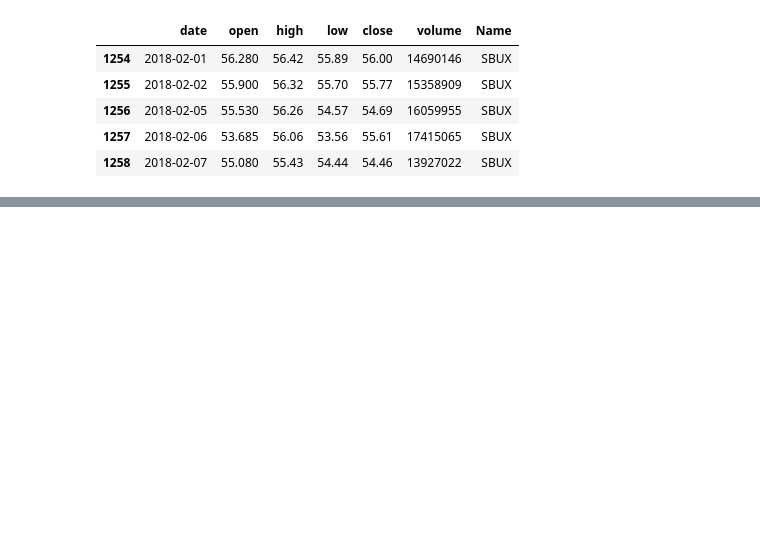
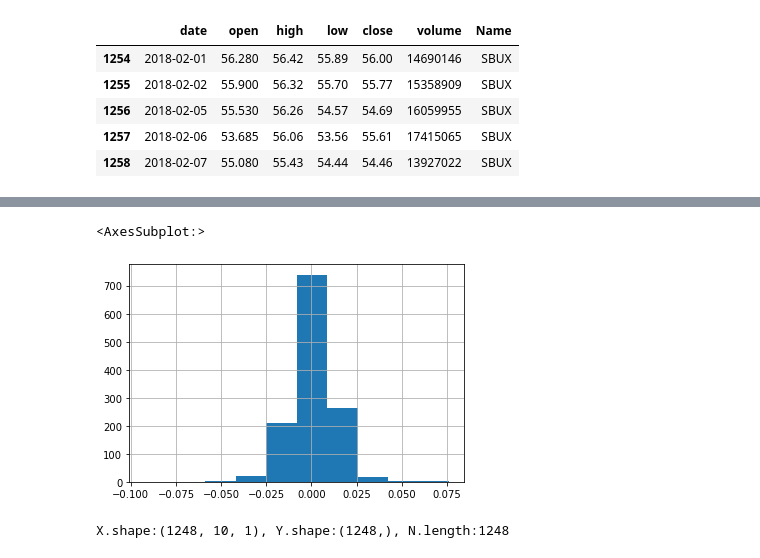
Before and after one commit to sener7106/NLP_study, a Jupyter notebook: 20220317/LSTM_stock.ipynb, the cells around one changed output, grey strips where cells are left out. Saved outputs shown, nothing was run; the diff lists cells and outputs as text; code cells hidden in the pictures; blank space fills up the shorter version.

```diff
--- a/20220317/LSTM_stock.ipynb
+++ b/20220317/LSTM_stock.ipynb
@@ -20,0 +179,7 @@ df.tail()
+# %%
+# Now let's try an LSTM to predict returns
+
+df['Return'].hist()
+# %% [output]
+<AxesSubplot:>
+[figure, added]
@@ -20,0 +219,7 @@ df.tail()
+# %%
+X = np.array(X).reshape(-1 , T , 1) # N, T, D  형태로 변환하기
+Y = np.array(Y)
+N = len(X)
+print(f"X.shape:{X.shape}, Y.shape:{Y.shape}, N.length:{N}")
+# %% [output]
+X.shape:(1248, 10, 1), Y.shape:(1248,), N.length:1248
```
Also changed, not shown: parts of 37 cells of this notebook.
